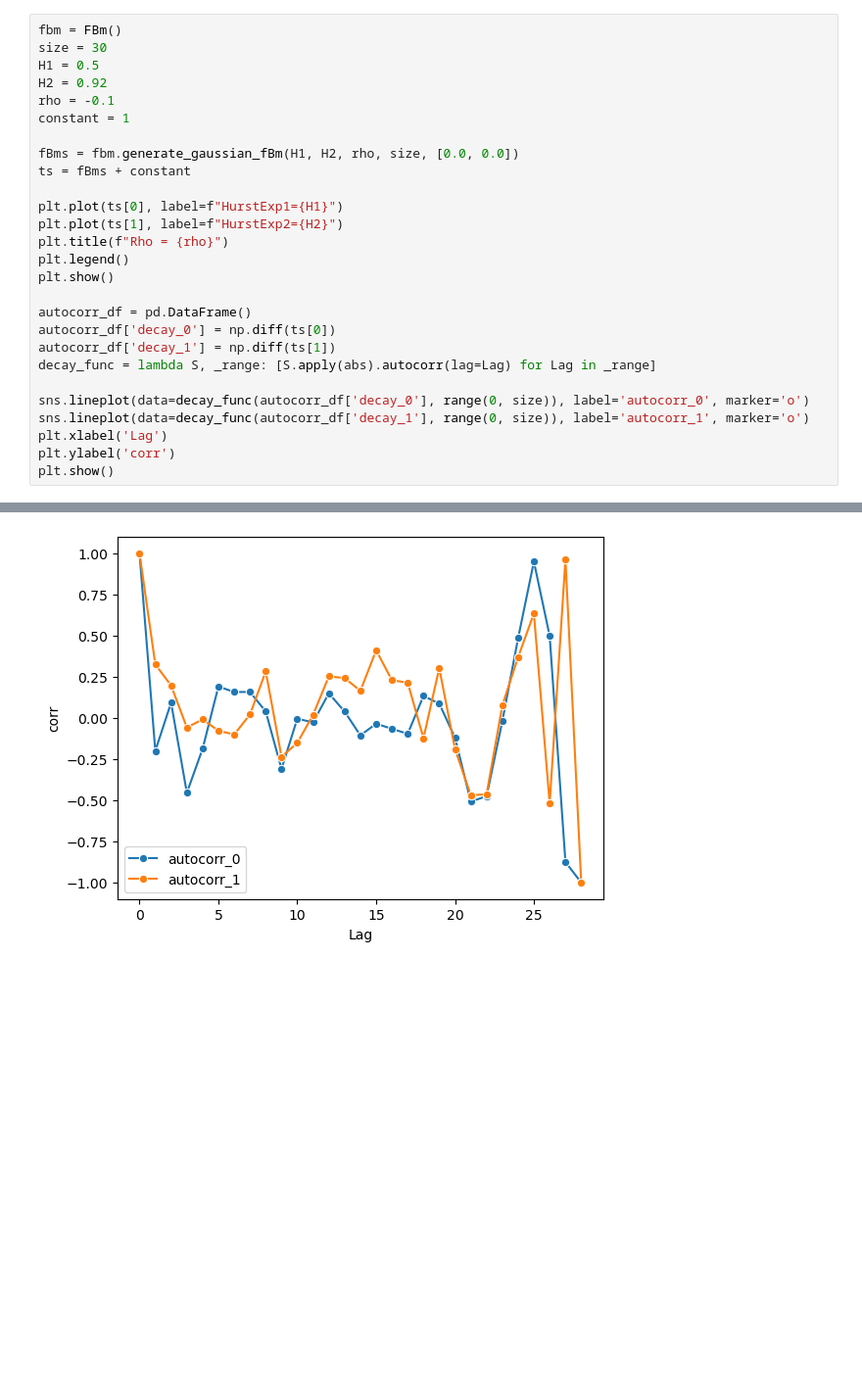
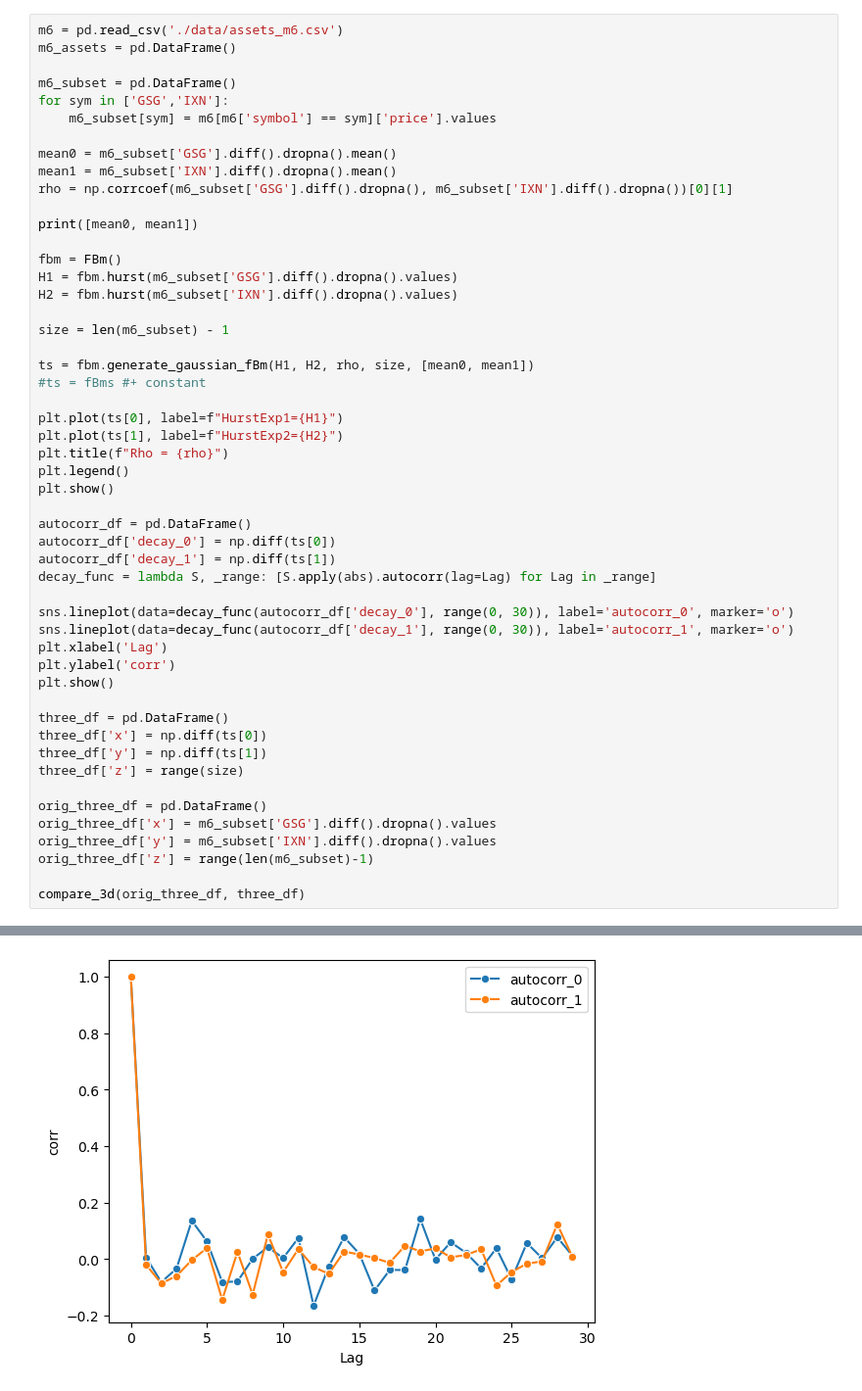
Before and after one commit to regimelab/notebooks, a Jupyter notebook: fractional_brownian_motion.ipynb, the cells around one changed output, grey strips where cells are left out. Shown at 98% size. Cells and saved outputs as stored; diff of their text form; blank space fills up the shorter version.

```diff
--- a/fractional_brownian_motion.ipynb
+++ b/fractional_brownian_motion.ipynb
@@ -27,13 +52,25 @@ class FBm():
 # %%
+m6 = pd.read_csv('./data/assets_m6.csv')
+m6_assets = pd.DataFrame()
+
+m6_subset = pd.DataFrame()
+for sym in ['GSG','IXN']:
+    m6_subset[sym] = m6[m6['symbol'] == sym]['price'].values
+
+mean0 = m6_subset['GSG'].diff().dropna().mean()
+mean1 = m6_subset['IXN'].diff().dropna().mean()
+rho = np.corrcoef(m6_subset['GSG'].diff().dropna(), m6_subset['IXN'].diff().dropna())[0][1]
+
+print([mean0, mean1])
+
 fbm = FBm()
-size = 30
-H1 = 0.5
-H2 = 0.92
-rho = -0.1
-constant = 1
+H1 = fbm.hurst(m6_subset['GSG'].diff().dropna().values)
+H2 = fbm.hurst(m6_subset['IXN'].diff().dropna().values)
 
-fBms = fbm.generate_gaussian_fBm(H1, H2, rho, size, [0.0, 0.0])
-ts = fBms + constant
+size = len(m6_subset) - 1
+
+ts = fbm.generate_gaussian_fBm(H1, H2, rho, size, [mean0, mean1])
+#ts = fBms #+ constant
 
 plt.plot(ts[0], label=f"HurstExp1={H1}")
 plt.plot(ts[1], label=f"HurstExp2={H2}")
@@ -46,9 +83,21 @@ autocorr_df['decay_0'] = np.diff(ts[0])
 autocorr_df['decay_1'] = np.diff(ts[1])
 decay_func = lambda S, _range: [S.apply(abs).autocorr(lag=Lag) for Lag in _range]
 
-sns.lineplot(data=decay_func(autocorr_df['decay_0'], range(0, size)), label='autocorr_0', marker='o')
-sns.lineplot(data=decay_func(autocorr_df['decay_1'], range(0, size)), label='autocorr_1', marker='o')
+sns.lineplot(data=decay_func(autocorr_df['decay_0'], range(0, 30)), label='autocorr_0', marker='o')
+sns.lineplot(data=decay_func(autocorr_df['decay_1'], range(0, 30)), label='autocorr_1', marker='o')
 plt.xlabel('Lag')
 plt.ylabel('corr')
 plt.show()
+
+three_df = pd.DataFrame()
+three_df['x'] = np.diff(ts[0])
+three_df['y'] = np.diff(ts[1])
+three_df['z'] = range(size)
+
+orig_three_df = pd.DataFrame()
+orig_three_df['x'] = m6_subset['GSG'].diff().dropna().values
+orig_three_df['y'] = m6_subset['IXN'].diff().dropna().values
+orig_three_df['z'] = range(len(m6_subset)-1)
+
+compare_3d(orig_three_df, three_df)
 # %% [output]
@@ -56 +106 @@ plt.show()
-[figure, old version]
+[figure, new version]
```
Also changed, not shown: parts of 2 cells of this notebook.
